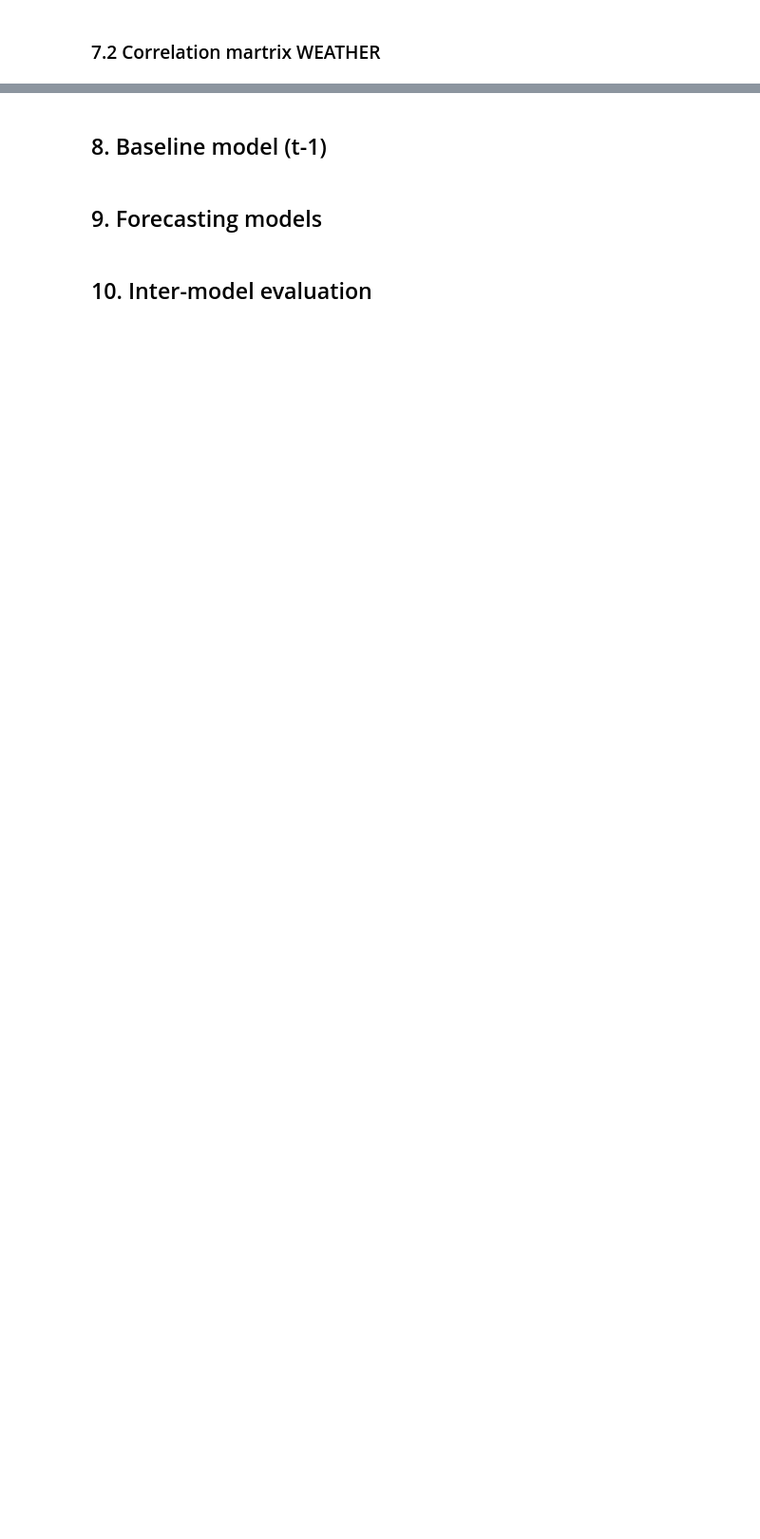
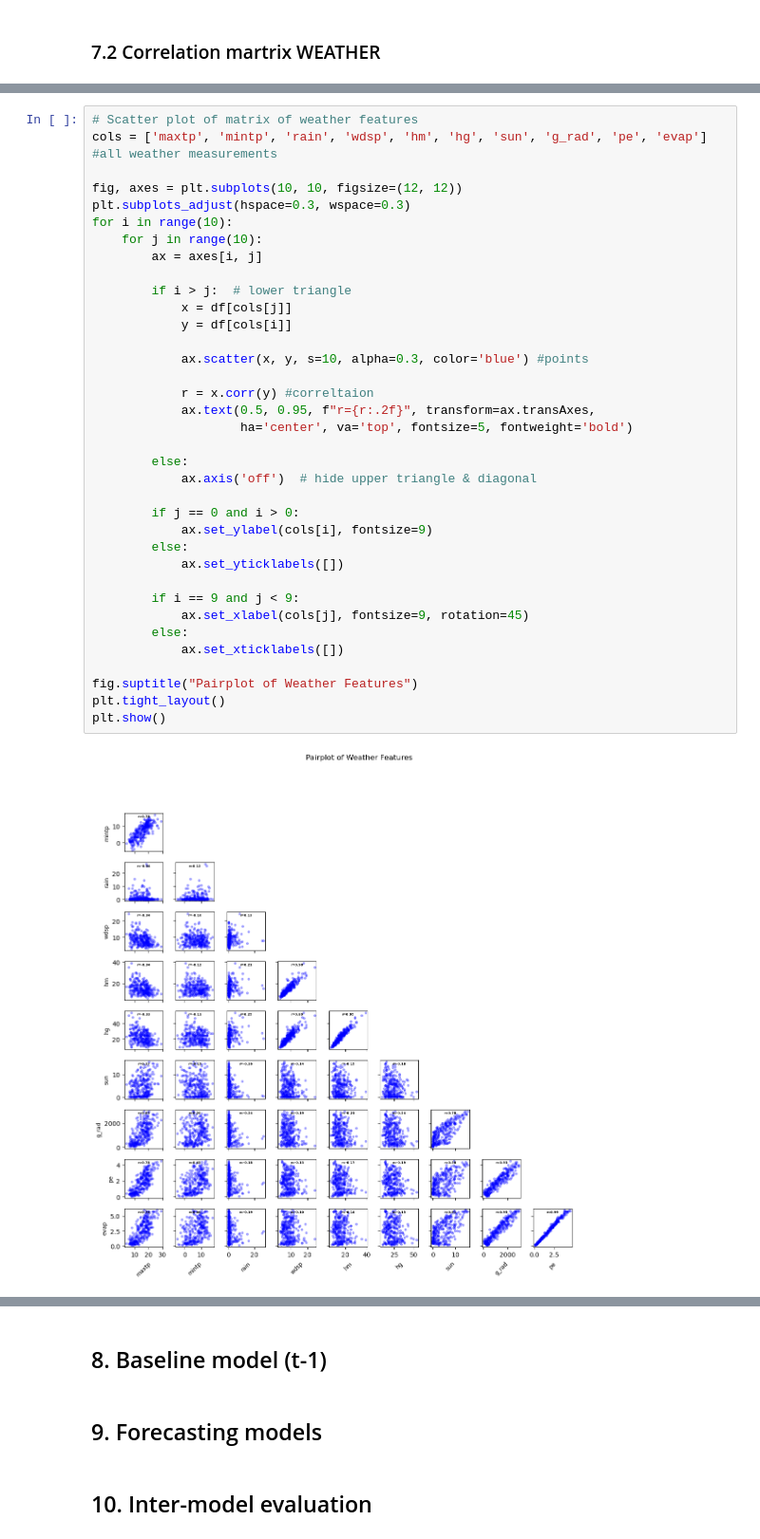
Before and after one commit to jako6f/dublin-air-quality-forecasting, a Jupyter notebook: notebooks/dublin_air_quality_forecasting.ipynb, the cells around one changed output, grey strips where cells are left out. Shown at 95% size. Drawn from its saved outputs; the diff is of its cells as text; blank space fills up the shorter version.

```diff
--- a/notebooks/dublin_air_quality_forecasting.ipynb
+++ b/notebooks/dublin_air_quality_forecasting.ipynb
@@ -2060,0 +2161,38 @@ N.B. the first three rows are expected to be incomplete because the lag features
+# %%
+# Scatter plot of matrix of weather features
+cols = ['maxtp', 'mintp', 'rain', 'wdsp', 'hm', 'hg', 'sun', 'g_rad', 'pe', 'evap'] #all weather measurements
+
+fig, axes = plt.subplots(10, 10, figsize=(12, 12))
+plt.subplots_adjust(hspace=0.3, wspace=0.3)
+for i in range(10):
+    for j in range(10):
+        ax = axes[i, j]
+
+        if i > j:  # lower triangle
+            x = df[cols[j]]
+            y = df[cols[i]]
+
+            ax.scatter(x, y, s=10, alpha=0.3, color='blue') #points
+
+            r = x.corr(y) #correltaion
+            ax.text(0.5, 0.95, f"r={r:.2f}", transform=ax.transAxes,
+                    ha='center', va='top', fontsize=5, fontweight='bold')
+
+        else:
+            ax.axis('off')  # hide upper triangle & diagonal
+
+        if j == 0 and i > 0:
+            ax.set_ylabel(cols[i], fontsize=9)
+        else:
+            ax.set_yticklabels([])
+
+        if i == 9 and j < 9:
+            ax.set_xlabel(cols[j], fontsize=9, rotation=45)
+        else:
+            ax.set_xticklabels([])
+
+fig.suptitle("Pairplot of Weather Features")
+plt.tight_layout()
+plt.show()
+# %% [output]
+[figure, added]
```
Also changed, not shown: parts of 11 cells of this notebook.
